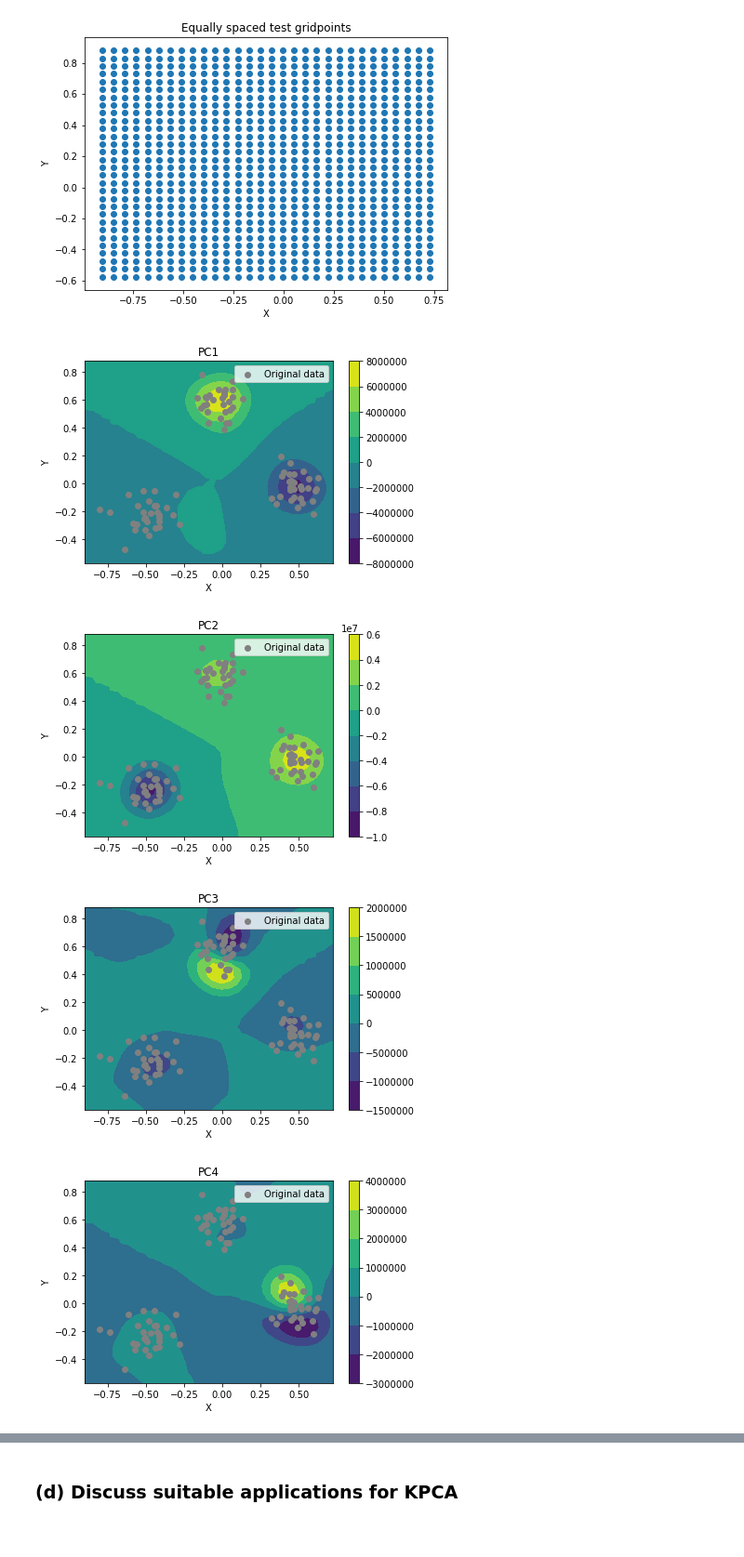
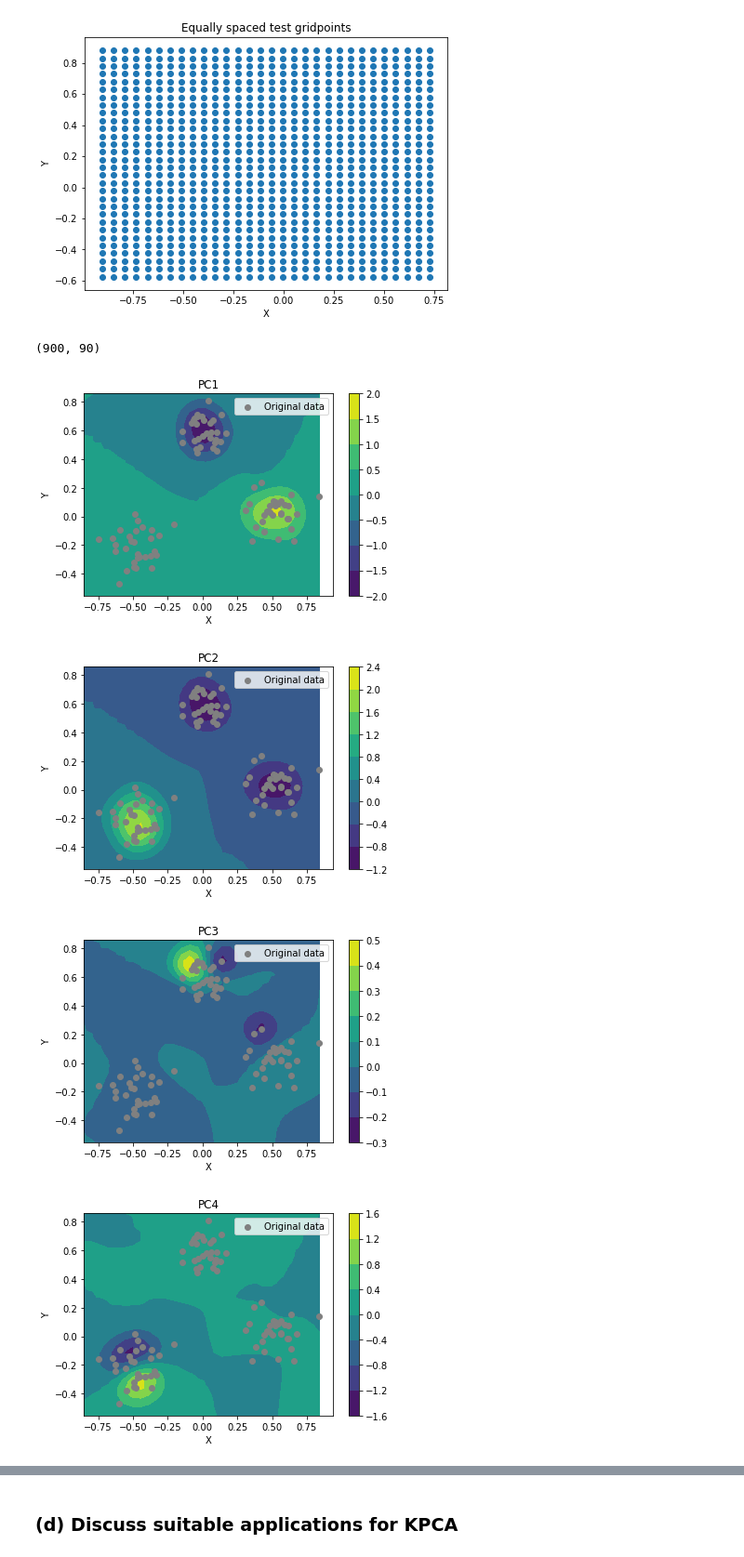
Before and after one commit to davidmunkacsi93/machine-intelligence, a Jupyter notebook: 04_Kernel_PCA/Assignment4.ipynb, the cells around one changed output, grey strips where cells are left out. Shown at 93% size. Drawn from its saved outputs; the diff is of its cells as text; code cells hidden in the pictures.

```diff
--- a/04_Kernel_PCA/Assignment4.ipynb
+++ b/04_Kernel_PCA/Assignment4.ipynb
@@ -87,6 +90,11 @@ def normalizeEV(orderedEigenvals, orderedEigenvecs):
 
 normalizedEigenvectors = normalizeEV(orderedEigenvalues, orderedEigenvectors)
 print("normalizeEigenvectors.shape:", normalizedEigenvectors.shape)
+
+# sklearn for comparison
+kpca = KernelPCA(kernel="rbf", fit_inverse_transform=True, gamma=(1/(2 * sig **2)))
+kpca.fit(toyDataset)
+eigenvalues, eigenvectors = kpca.lambdas_, kpca.alphas_
 # %% [output]
 unnormalized KM shape:  (90, 90)
 centered KM shape: (90, 90)
@@ -145,38 +169,42 @@ plt.show()
 # Reshaping to one dimensional vectors.
 xVec = np.reshape(xv,(30*30,1))
 yVec = np.reshape(yv,(30*30,1))
 # Concatanating the previous vectors.
 meshgrid = np.concatenate((xVec,yVec),1)
 
 # Calculating difference between test data and sample data.
 # Third parameter means that we count the squared euclidean distance
 # (what we need for RBF kernel).
-newKernelMatrix = np.exp(-(cdist(meshgrid,toyDataset,'sqeuclidean'))/(2*sig*sig))
-
+# is squared already!
+newKernelMatrix = np.exp(-(cdist(meshgrid,toyDataset,'sqeuclidean'))/(2*sig**2))
+print(newKernelMatrix.shape)
 # The new kernel matrix is 900x90 (#TData X #SampleData).
 # Centering the new kernel matrix with the known formula.
 rowAvg = np.average(newKernelMatrix, axis=0)[None,:]
 colAvg = np.average(newKernelMatrix, axis=1)[:,None]
 matrixAvg = np.average(newKernelMatrix)
-centeredNewKernelMatrix = newKernelMatrix - rowAvg - colAvg - matrixAvg
+#centeredNewKernelMatrix = newKernelMatrix - rowAvg - colAvg + matrixAvg
+centeredNewKernelMatrix = newKernelMatrix
 
 # Project onto the first 8 PCs using matrix multiplication operator.
 # 900x90 @ 90x8 = 90x8
-requiredPCs = normalizedEigenvectors[:,0:8]
+#requiredPCs = normalizedEigenvectors[:,0:8]
+requiredPCs = orderedEigenvectors[:,0:8]
 projection = newKernelMatrix @ requiredPCs
 
 for i in range(0,8):
     plt.figure()
     plt.contourf(xv, yv, np.reshape(projection[:,i],((30,30))))
     plt.colorbar()
     plt.scatter(toyDataset[:,0],toyDataset[:,1],c='grey',label='Original data')
     plt.xlabel('X')
     plt.ylabel('Y')
     plt.title('PC'+str(i+1))
     plt.legend()
     plt.show()
 # %% [output]
+(900, 90)
-[figure, old version]
+[figure, new version]
-[figure, old version]
+[figure, new version]
-[figure, old version]
+[figure, new version]
-[figure, old version]
+[figure, new version]
```
Also changed, not shown: parts of 7 cells of this notebook.
